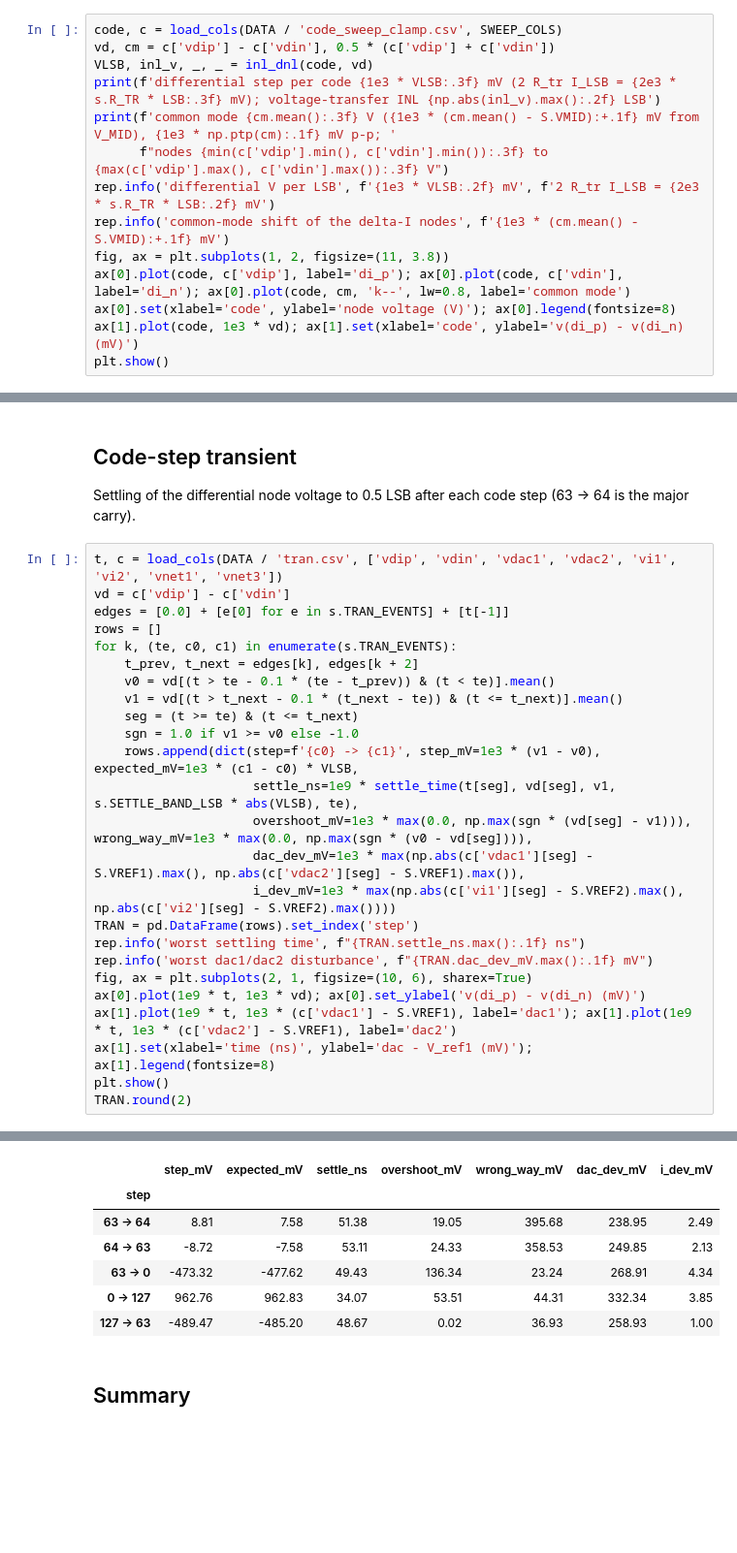
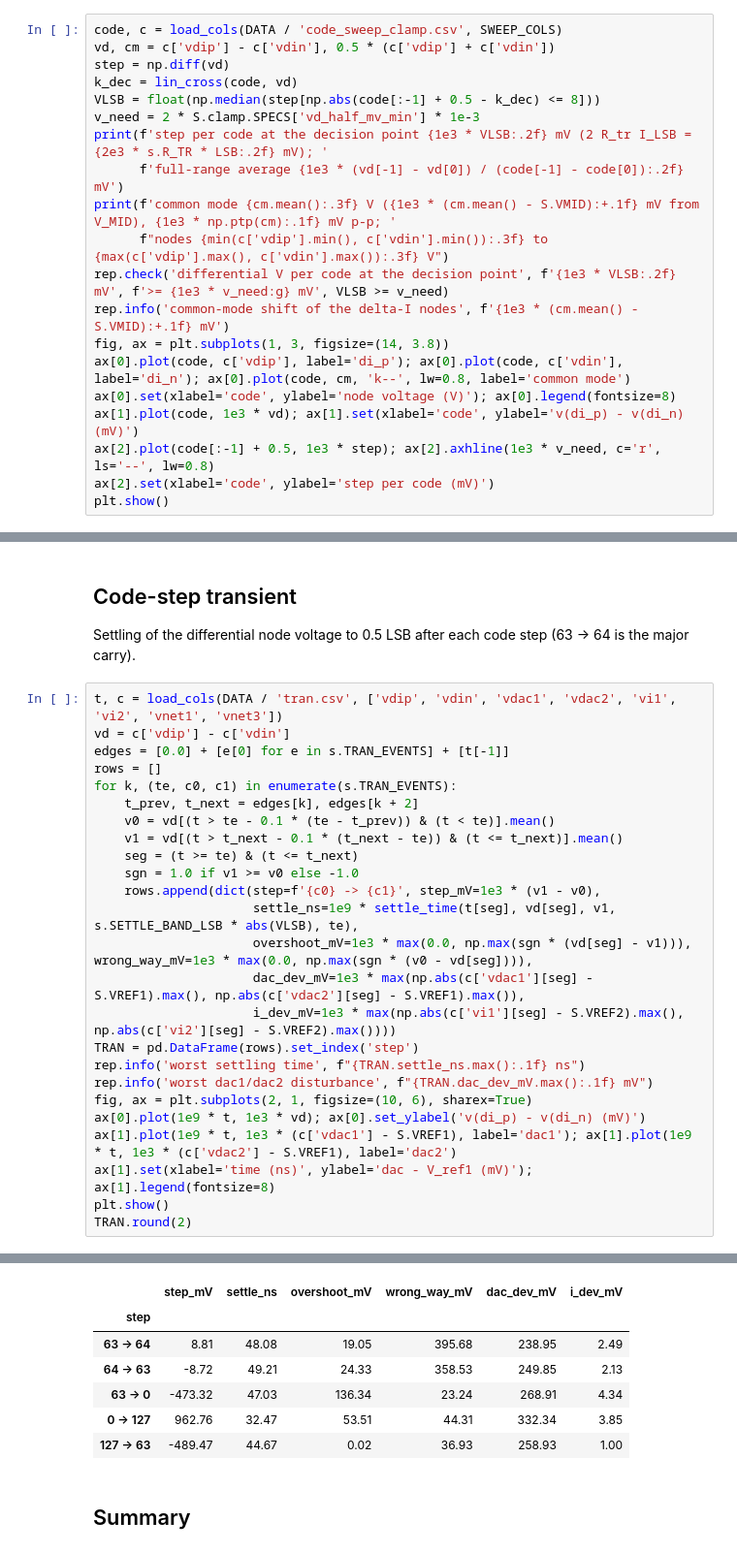
Before and after one commit to daniel-theunissen/sar_adc, a Jupyter notebook: sch/summing_stage/summing_stage_analysis.ipynb, the cells around one changed output, grey strips where cells are left out. Shown at 97% size. Cells and saved outputs as stored; diff of their text form; blank space fills up the shorter version.

```diff
--- a/sch/summing_stage/bench_e_analysis.ipynb
+++ b/sch/summing_stage/summing_stage_analysis.ipynb
@@ -166,15 +166,21 @@ The differential node voltage over all codes with the clamp cells in place.
 # %%
 code, c = load_cols(DATA / 'code_sweep_clamp.csv', SWEEP_COLS)
 vd, cm = c['vdip'] - c['vdin'], 0.5 * (c['vdip'] + c['vdin'])
-VLSB, inl_v, _, _ = inl_dnl(code, vd)
-print(f'differential step per code {1e3 * VLSB:.3f} mV (2 R_tr I_LSB = {2e3 * s.R_TR * LSB:.3f} mV); voltage-transfer INL {np.abs(inl_v).max():.2f} LSB')
+step = np.diff(vd)
+k_dec = lin_cross(code, vd)
+VLSB = float(np.median(step[np.abs(code[:-1] + 0.5 - k_dec) <= 8]))
+v_need = 2 * S.clamp.SPECS['vd_half_mv_min'] * 1e-3
+print(f'step per code at the decision point {1e3 * VLSB:.2f} mV (2 R_tr I_LSB = {2e3 * s.R_TR * LSB:.2f} mV); '
+      f'full-range average {1e3 * (vd[-1] - vd[0]) / (code[-1] - code[0]):.2f} mV')
 print(f'common mode {cm.mean():.3f} V ({1e3 * (cm.mean() - S.VMID):+.1f} mV from V_MID), {1e3 * np.ptp(cm):.1f} mV p-p; '
       f"nodes {min(c['vdip'].min(), c['vdin'].min()):.3f} to {max(c['vdip'].max(), c['vdin'].max()):.3f} V")
-rep.info('differential V per LSB', f'{1e3 * VLSB:.2f} mV', f'2 R_tr I_LSB = {2e3 * s.R_TR * LSB:.2f} mV')
+rep.check('differential V per code at the decision point', f'{1e3 * VLSB:.2f} mV', f'>= {1e3 * v_need:g} mV', VLSB >= v_need)
 rep.info('common-mode shift of the delta-I nodes', f'{1e3 * (cm.mean() - S.VMID):+.1f} mV')
-fig, ax = plt.subplots(1, 2, figsize=(11, 3.8))
+fig, ax = plt.subplots(1, 3, figsize=(14, 3.8))
 ax[0].plot(code, c['vdip'], label='di_p'); ax[0].plot(code, c['vdin'], label='di_n'); ax[0].plot(code, cm, 'k--', lw=0.8, label='common mode')
 ax[0].set(xlabel='code', ylabel='node voltage (V)'); ax[0].legend(fontsize=8)
 ax[1].plot(code, 1e3 * vd); ax[1].set(xlabel='code', ylabel='v(di_p) - v(di_n) (mV)')
+ax[2].plot(code[:-1] + 0.5, 1e3 * step); ax[2].axhline(1e3 * v_need, c='r', ls='--', lw=0.8)
+ax[2].set(xlabel='code', ylabel='step per code (mV)')
 plt.show()
 # %% [output]
@@ -205,37 +213,37 @@ Settling of the differential node voltage to 0.5 LSB after each code step (63
 # %%
 t, c = load_cols(DATA / 'tran.csv', ['vdip', 'vdin', 'vdac1', 'vdac2', 'vi1', 'vi2', 'vnet1', 'vnet3'])
 vd = c['vdip'] - c['vdin']
 edges = [0.0] + [e[0] for e in s.TRAN_EVENTS] + [t[-1]]
 rows = []
 for k, (te, c0, c1) in enumerate(s.TRAN_EVENTS):
     t_prev, t_next = edges[k], edges[k + 2]
     v0 = vd[(t > te - 0.1 * (te - t_prev)) & (t < te)].mean()
     v1 = vd[(t > t_next - 0.1 * (t_next - te)) & (t <= t_next)].mean()
     seg = (t >= te) & (t <= t_next)
     sgn = 1.0 if v1 >= v0 else -1.0
-    rows.append(dict(step=f'{c0} -> {c1}', step_mV=1e3 * (v1 - v0), expected_mV=1e3 * (c1 - c0) * VLSB,
+    rows.append(dict(step=f'{c0} -> {c1}', step_mV=1e3 * (v1 - v0),
                      settle_ns=1e9 * settle_time(t[seg], vd[seg], v1, s.SETTLE_BAND_LSB * abs(VLSB), te),
                      overshoot_mV=1e3 * max(0.0, np.max(sgn * (vd[seg] - v1))), wrong_way_mV=1e3 * max(0.0, np.max(sgn * (v0 - vd[seg]))),
                      dac_dev_mV=1e3 * max(np.abs(c['vdac1'][seg] - S.VREF1).max(), np.abs(c['vdac2'][seg] - S.VREF1).max()),
                      i_dev_mV=1e3 * max(np.abs(c['vi1'][seg] - S.VREF2).max(), np.abs(c['vi2'][seg] - S.VREF2).max())))
 TRAN = pd.DataFrame(rows).set_index('step')
 rep.info('worst settling time', f"{TRAN.settle_ns.max():.1f} ns")
 rep.info('worst dac1/dac2 disturbance', f"{TRAN.dac_dev_mV.max():.1f} mV")
 fig, ax = plt.subplots(2, 1, figsize=(10, 6), sharex=True)
 ax[0].plot(1e9 * t, 1e3 * vd); ax[0].set_ylabel('v(di_p) - v(di_n) (mV)')
 ax[1].plot(1e9 * t, 1e3 * (c['vdac1'] - S.VREF1), label='dac1'); ax[1].plot(1e9 * t, 1e3 * (c['vdac2'] - S.VREF1), label='dac2')
 ax[1].set(xlabel='time (ns)', ylabel='dac - V_ref1 (mV)'); ax[1].legend(fontsize=8)
 plt.show()
 TRAN.round(2)
 # %% [output]
 [figure]
-|  | step_mV | expected_mV | settle_ns | overshoot_mV | wrong_way_mV | dac_dev_mV | i_dev_mV |
-| step |  |  |  |  |  |  |  |
-| 63 -> 64 | 8.81 | 7.58 | 51.38 | 19.05 | 395.68 | 238.95 | 2.49 |
-| 64 -> 63 | -8.72 | -7.58 | 53.11 | 24.33 | 358.53 | 249.85 | 2.13 |
-| 63 -> 0 | -473.32 | -477.62 | 49.43 | 136.34 | 23.24 | 268.91 | 4.34 |
-| 0 -> 127 | 962.76 | 962.83 | 34.07 | 53.51 | 44.31 | 332.34 | 3.85 |
-| 127 -> 63 | -489.47 | -485.20 | 48.67 | 0.02 | 36.93 | 258.93 | 1.00 |
+|  | step_mV | settle_ns | overshoot_mV | wrong_way_mV | dac_dev_mV | i_dev_mV |
+| step |  |  |  |  |  |  |
+| 63 -> 64 | 8.81 | 48.08 | 19.05 | 395.68 | 238.95 | 2.49 |
+| 64 -> 63 | -8.72 | 49.21 | 24.33 | 358.53 | 249.85 | 2.13 |
+| 63 -> 0 | -473.32 | 47.03 | 136.34 | 23.24 | 268.91 | 4.34 |
+| 0 -> 127 | 962.76 | 32.47 | 53.51 | 44.31 | 332.34 | 3.85 |
+| 127 -> 63 | -489.47 | 44.67 | 0.02 | 36.93 | 258.93 | 1.00 |
 # %% [markdown]
 ## Summary
 # %%
```
Also changed, not shown: parts of 8 cells of this notebook, 20 other files.
